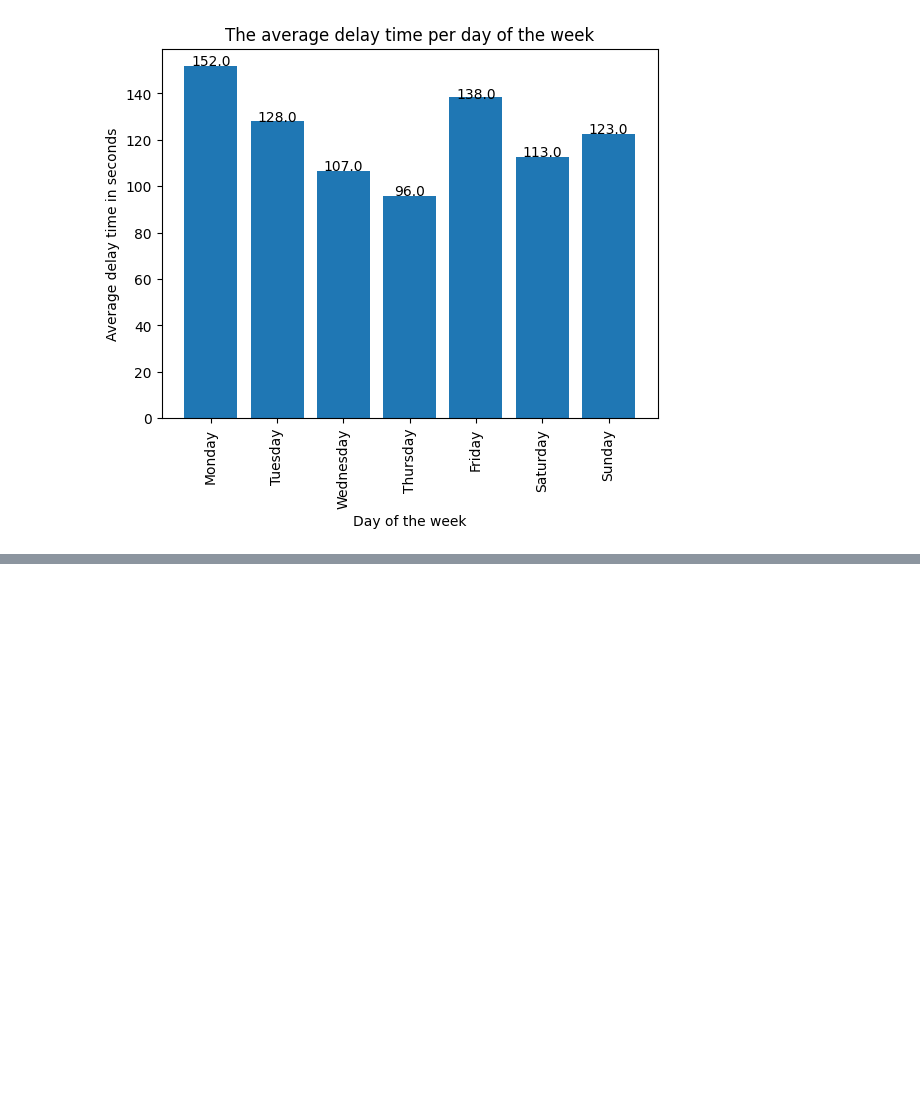
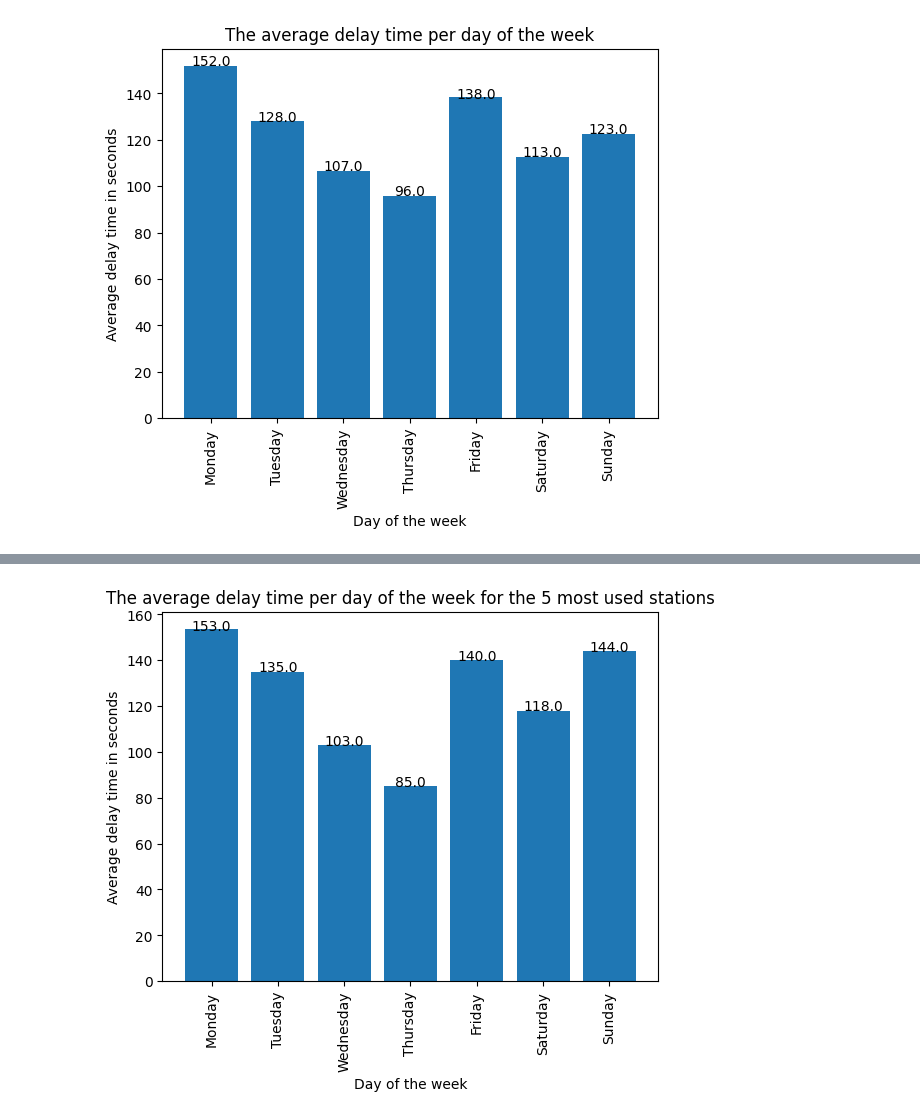
Before and after one commit to Seoyangsam/ACRM, a Jupyter notebook: src/Q6.ipynb, the cells around one changed output, grey strips where cells are left out. Drawn from its saved outputs; the diff is of its cells as text; code cells hidden in the pictures; blank space fills up the shorter version.

```diff
--- a/src/Q6.ipynb
+++ b/src/Q6.ipynb
@@ -47,0 +52,8 @@ plt.show()
+# %%
+BigCities = trips[(trips["Name of the stop"] == "brussel-noord/bruxelles-nord") | (trips["Name of the stop"] == "brussel-zuid/bruxelles-midi") | (trips["Name of the stop"] == "brussel-centraal/bruxelles-central") | (trips["Name of the stop"] == "gent-sint-pieters") | (trips["Name of the stop"] == "antwerpen-centraal")]
+
+
+
+avg_delay = BigCities.groupby("Date of departure")["Delay time"].mean().reset_index()
+avg_delay = pd.concat([avg_delay.iloc[1:], avg_delay.iloc[:1]])
+avg_delay
@@ -47,0 +69,15 @@ plt.show()
+# %%
+avg_delay["Date of departure"] = pd.to_datetime(avg_delay["Date of departure"], format = '%Y-%m-%d').dt.day_name()
+# %%
+def addvaluelabels(x,y):
+    for i in range(len(x)):
+        plt.text(i, y.iloc[i], y.iloc[i], ha='center')
+addvaluelabels(avg_delay["Date of departure"] , avg_delay["Delay time"].round(0))
+plt.title('The average delay time per day of the week for the 5 most used stations')
+plt.xlabel("Day of the week")
+plt.ylabel("Average delay time in seconds")
+plt.bar(avg_delay["Date of departure"] , avg_delay["Delay time"])
+plt.xticks(rotation=90)
+plt.show()
+# %% [output]
+[figure, added]
```
Also changed, not shown: parts of 2 cells of this notebook.
